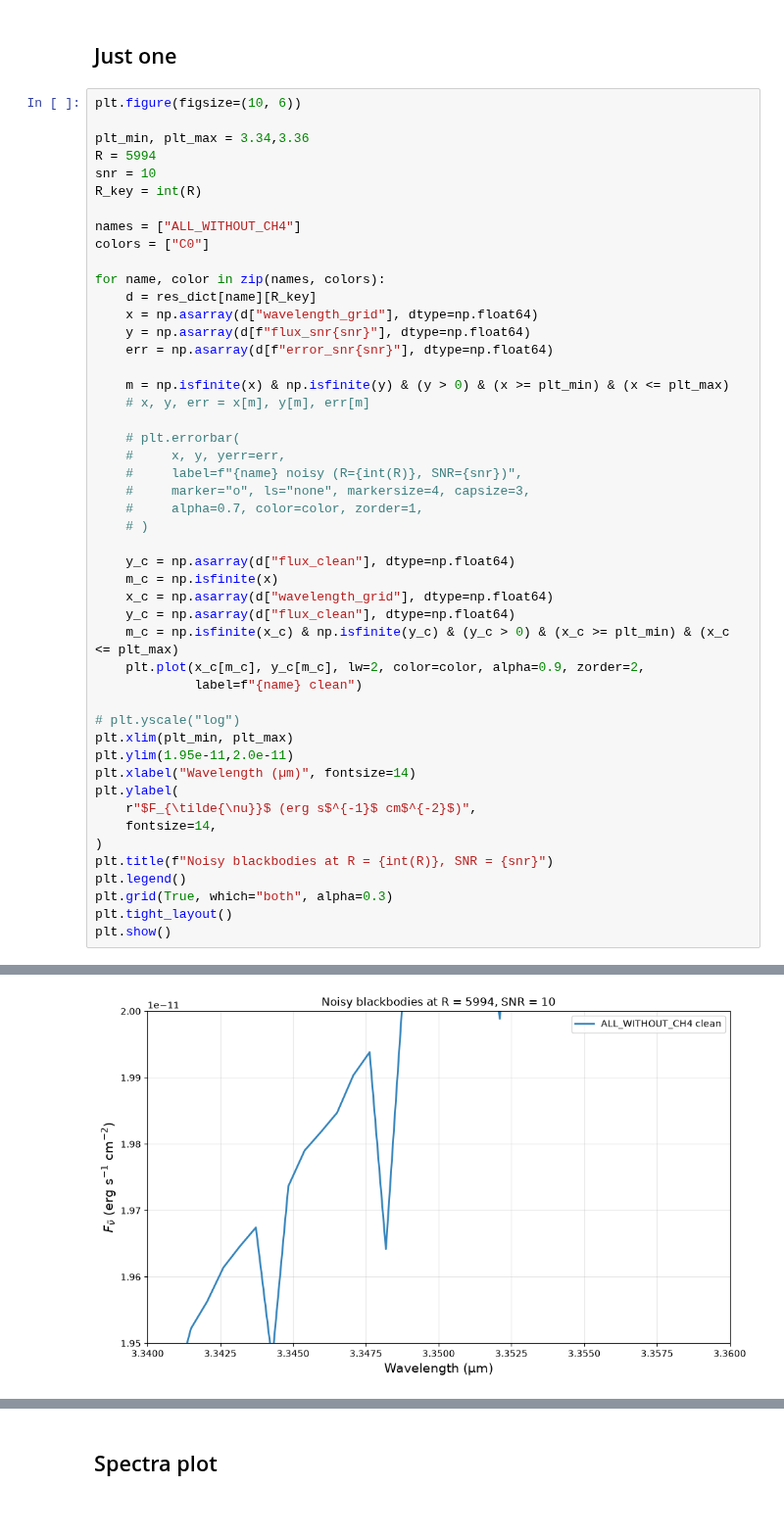
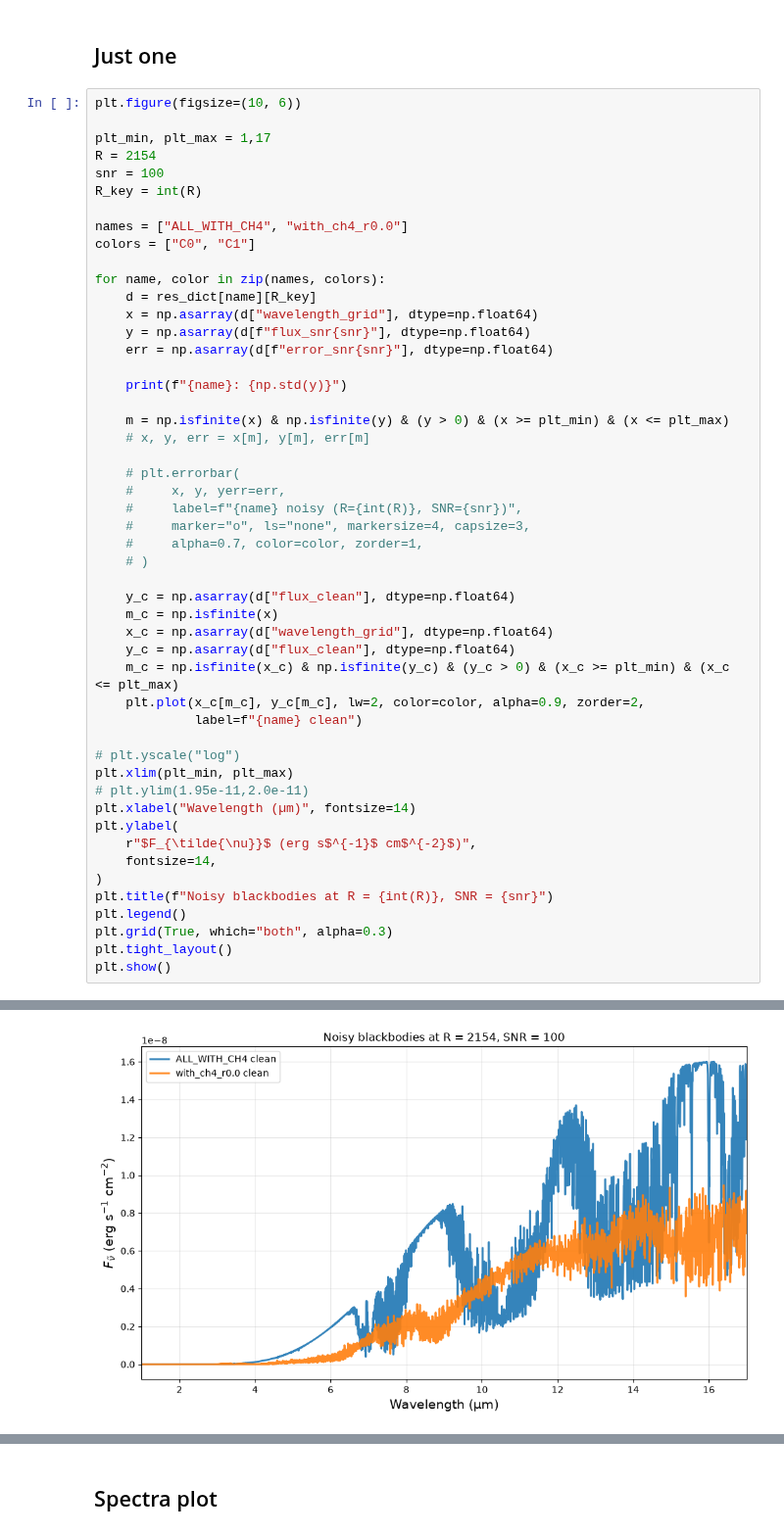
Before and after one commit to zanecollins/sgl_science_case, a Jupyter notebook: sgl_science_case/notebooks/hitran_xsc.ipynb, the cells around one changed output, grey strips where cells are left out. Shown at 98% size. Saved outputs shown, nothing was run; the diff lists cells and outputs as text.

```diff
--- a/sgl_science_case/notebooks/hitran_xsc.ipynb
+++ b/sgl_science_case/notebooks/hitran_xsc.ipynb
@@ -434,19 +589,21 @@ res_dict['BLACKBODY'] = load_pkl("BLACKBODY")
 # %%
 plt.figure(figsize=(10, 6))
 
-plt_min, plt_max = 3.34,3.36
-R = 5994
-snr = 10
+plt_min, plt_max = 1,17
+R = 2154
+snr = 100
 R_key = int(R)
 
-names = ["ALL_WITHOUT_CH4"]
-colors = ["C0"]
+names = ["ALL_WITH_CH4", "with_ch4_r0.0"]
+colors = ["C0", "C1"]
 
 for name, color in zip(names, colors):
     d = res_dict[name][R_key]
     x = np.asarray(d["wavelength_grid"], dtype=np.float64)
     y = np.asarray(d[f"flux_snr{snr}"], dtype=np.float64)
     err = np.asarray(d[f"error_snr{snr}"], dtype=np.float64)
+
+    print(f"{name}: {np.std(y)}")
 
     m = np.isfinite(x) & np.isfinite(y) & (y > 0) & (x >= plt_min) & (x <= plt_max)
     # x, y, err = x[m], y[m], err[m]
@@ -468,7 +625,7 @@ for name, color in zip(names, colors):
 
 # plt.yscale("log")
 plt.xlim(plt_min, plt_max)
-plt.ylim(1.95e-11,2.0e-11)
+# plt.ylim(1.95e-11,2.0e-11)
 plt.xlabel("Wavelength (µm)", fontsize=14)
 plt.ylabel(
     r"$F_{\tilde{\nu}}$ (erg s$^{-1}$ cm$^{-2}$)",
@@ -483,3 +642,3 @@ plt.show()
-[figure, old version]
+[figure, new version]
 # %%
 plt.figure(figsize=(10, 6))
```
Also changed, not shown: parts of 21 cells of this notebook, 47 other files.
